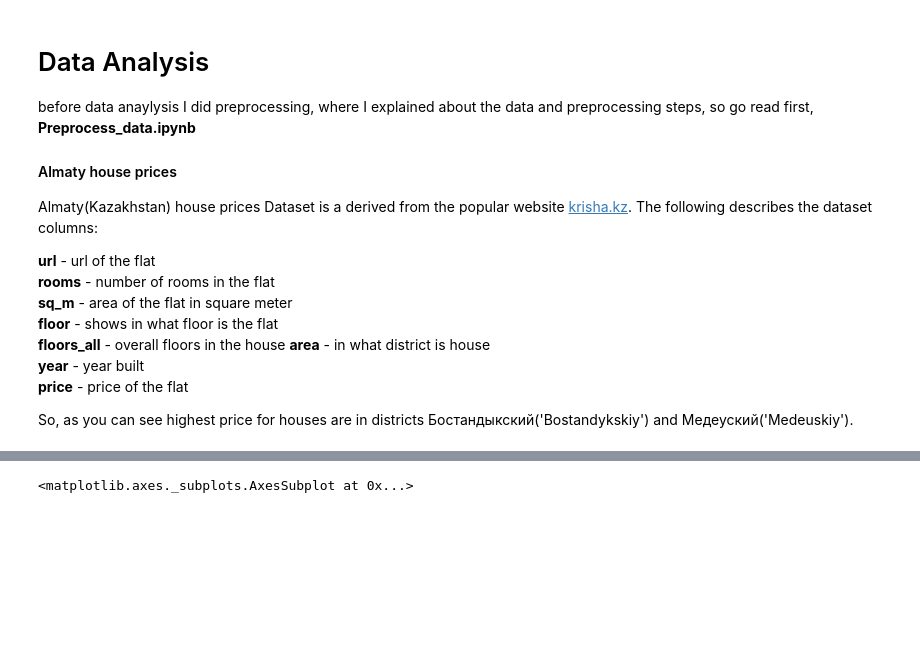
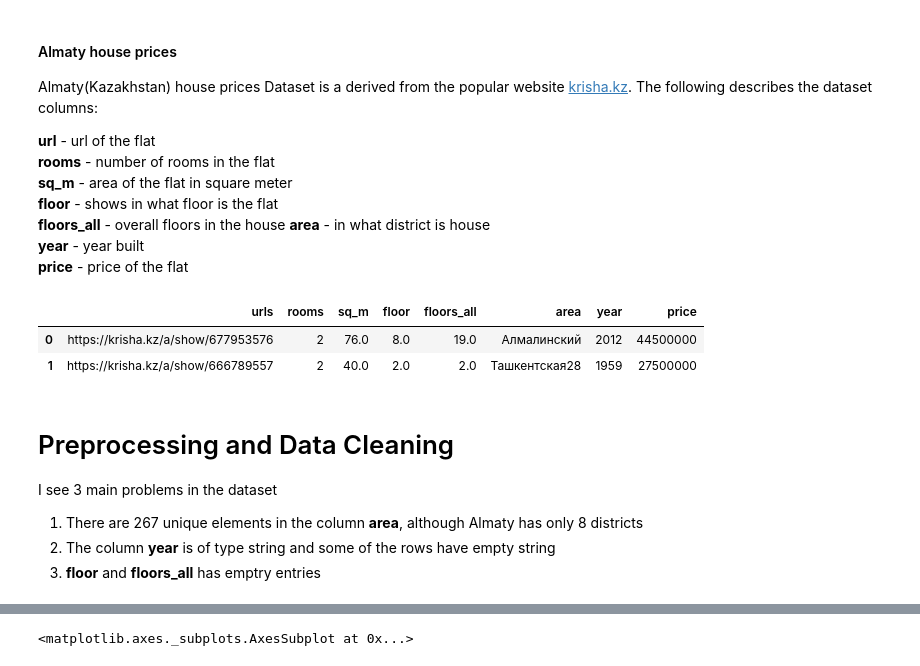
Before and after one commit to Ubinazhip/house_price, a Jupyter notebook: notebook.ipynb, the cells around one changed output, grey strips where cells are left out. Saved outputs shown, nothing was run; the diff lists cells and outputs as text; code cells hidden in the pictures; blank space fills up the shorter version.

```diff
--- a/Exploratory_data_analysis.ipynb
+++ b/notebook.ipynb
@@ -10,5 +10,4 @@ sns.set(style="darkgrid")
 
 from preprocess import Preprocessing
 from sklearn.model_selection import train_test_split
-#some of the analysis I took from https://www.kaggle.com/code/shreayan98c/boston-house-price-prediction and
-#https://www.kaggle.com/code/prasadperera/the-boston-housing-dataset
+df = pd.read_excel("Data.xlsx")
@@ -15,7 +32,4 @@ from sklearn.model_selection import train_test_split
 # %% [markdown]
-# Data Analysis
-
-before data anaylysis I did preprocessing, where I explained about the data and preprocessing steps, so go read first, **Preprocess_data.ipynb** <br>
 #### Almaty house prices
 
 Almaty(Kazakhstan) house prices Dataset is a derived from the popular website [krisha.kz](https://krisha.kz/). The following describes the dataset columns:
@@ -28,6 +42,9 @@ Almaty(Kazakhstan) house prices Dataset is a derived from the popular website [k
 **area** - in what district is house  </br>
 **year** - year built </br>
 **price** - price of the flat </br>
-
-
-So, as you can see highest price for houses are in districts Бостандыкский('Bostandykskiy') and Медеуский('Medeuskiy'). <br>
+# %%
+df.head(2)
+# %% [output]
+|  | urls | rooms | sq_m | floor | floors_all | area | year | price |
+| 0 | https://krisha.kz/a/show/677953576 | 2 | 76.0 | 8.0 | 19.0 | Алмалинский | 2012 | 44500000 |
+| 1 | https://krisha.kz/a/show/666789557 | 2 | 40.0 | 2.0 | 2.0 | Ташкентская28 | 1959 | 27500000 |
@@ -33,0 +60,7 @@ So, as you can see highest price for houses are in districts Бостандык
+# %% [markdown]
+# Preprocessing and Data Cleaning
+
+I see 3 main problems in the dataset <br>
+1) There are 267 unique elements in the column **area**, although Almaty has only 8 districts <br>
+2) The column **year** is of type string and some of the rows have empty string <br>
+3) **floor** and **floors_all** has emptry entries
```
Also changed, not shown: parts of 38 cells of this notebook, 1 other file.
